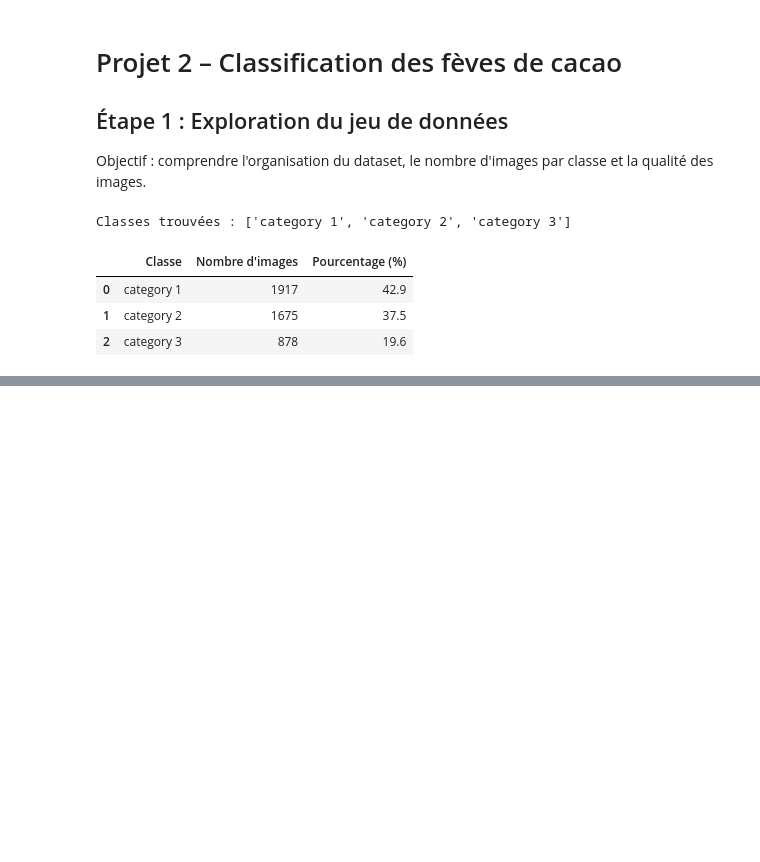
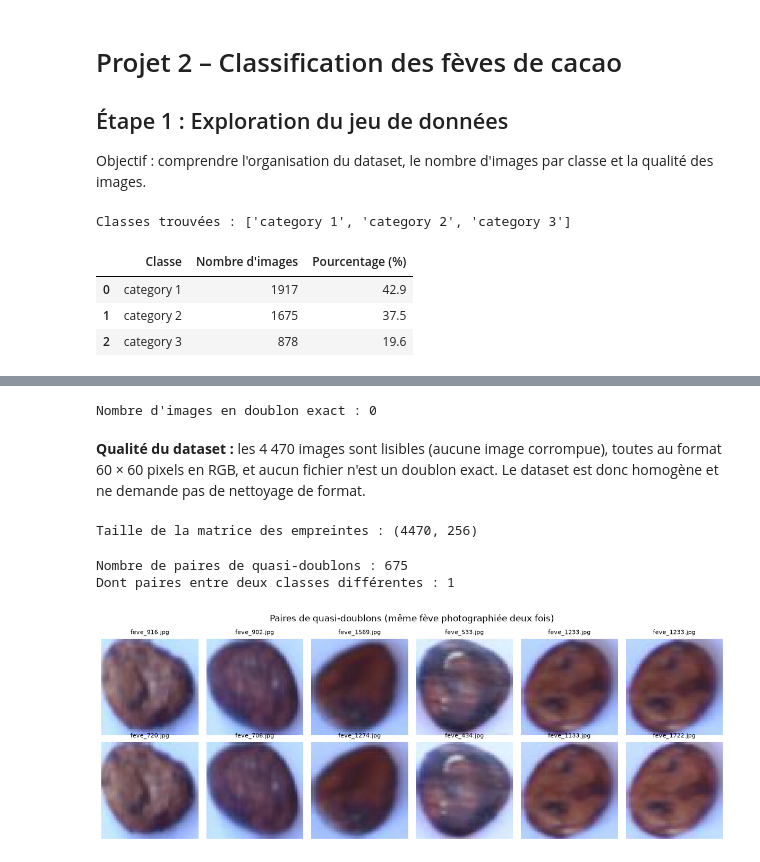
Before and after one commit to masscamara1225-beep/cocoa-bean-classification, a Jupyter notebook: notebooks/01_exploration.ipynb, the cells around one changed output, grey strips where cells are left out. Cells and saved outputs as stored; diff of their text form; code cells hidden in the pictures; blank space fills up the shorter version.

```diff
--- a/notebooks/01_exploration.ipynb
+++ b/notebooks/01_exploration.ipynb
@@ -36,0 +135,68 @@ df_comptage
+# %%
+#doublons exacts. Deux fichiers parfaitement identiques ont la même « empreinte » (hash MD5) : c’est une signature calculée à partir du contenu du fichier.
+
+import hashlib
+
+# Calcul de l'empreinte MD5 de chaque image
+def empreinte(chemin):
+    with open(chemin, "rb") as f:
+        return hashlib.md5(f.read()).hexdigest()
+
+df_infos["md5"] = [empreinte(os.path.join(DATA_DIR, c, f))
+                   for c, f in zip(df_infos["classe"], df_infos["fichier"])]
+
+doublons_exacts = df_infos[df_infos.duplicated("md5", keep=False)]
+print("Nombre d'images en doublon exact :", len(doublons_exacts))
+# %% [output]
+Nombre d'images en doublon exact : 0
+# %% [markdown]
+**Qualité du dataset :** les 4 470 images sont lisibles (aucune image corrompue), toutes au format 60 × 60 pixels en RGB, et aucun fichier n'est un doublon exact. Le dataset est donc homogène et ne demande pas de nettoyage de format.
+# %%
+#Calcul des empreintes perceptuelles
+
+# Empreinte perceptuelle de chaque image (16x16 pixels, niveaux de gris)
+chemins = [os.path.join(DATA_DIR, c, f) for c, f in zip(df_infos["classe"], df_infos["fichier"])]
+
+empreintes = []
+for chemin in chemins:
+    img = Image.open(chemin).convert("L").resize((16, 16))
+    pixels = np.asarray(img, dtype=np.float32).ravel()
+    empreintes.append(pixels > pixels.mean())
+
+B = np.array(empreintes, dtype=np.float32)
+print("Taille de la matrice des empreintes :", B.shape)
+# %% [output]
+Taille de la matrice des empreintes : (4470, 256)
+# %%
+#comparer toutes les images entre elles. Le nombre de bits différents entre deux empreintes s’appelle la distance de Hamming. On la calcule pour toutes les paires d’un coup, grâce à un produit de matrices :
+
+# Distance de Hamming entre toutes les paires d'images
+distances = B @ (1 - B).T + (1 - B) @ B.T
+np.fill_diagonal(distances, 999)   # on ignore la comparaison d'une image avec elle-même
+
+SEUIL = 5   # au plus 5 bits différents sur 256 -> même fève
+i_idx, j_idx = np.where(np.triu(distances <= SEUIL))
+print("Nombre de paires de quasi-doublons :", len(i_idx))
+
+paires_inter = sum(df_infos["classe"].iloc[i] != df_infos["classe"].iloc[j] for i, j in zip(i_idx, j_idx))
+print("Dont paires entre deux classes différentes :", paires_inter)
+# %% [output]
+Nombre de paires de quasi-doublons : 675
+Dont paires entre deux classes différentes : 1
+# %%
+#Vérifier
+
+# Afficher 6 paires de quasi-doublons côte à côte
+fig, axes = plt.subplots(2, 6, figsize=(12, 4.5))
+for k in range(6):
+    a, b = i_idx[k], j_idx[k]
+    for ligne, idx in enumerate([a, b]):
+        axes[ligne, k].imshow(Image.open(chemins[idx]))
+        axes[ligne, k].set_title(df_infos["fichier"].iloc[idx], fontsize=8)
+        axes[ligne, k].axis("off")
+plt.suptitle("Paires de quasi-doublons (même fève photographiée deux fois)")
+plt.tight_layout()
+plt.savefig("../results/figures/01_quasi_doublons.png", dpi=150)
+plt.show()
+# %% [output]
+[figure, added]
```
Also changed, not shown: parts of 12 cells of this notebook, 5 other files.
